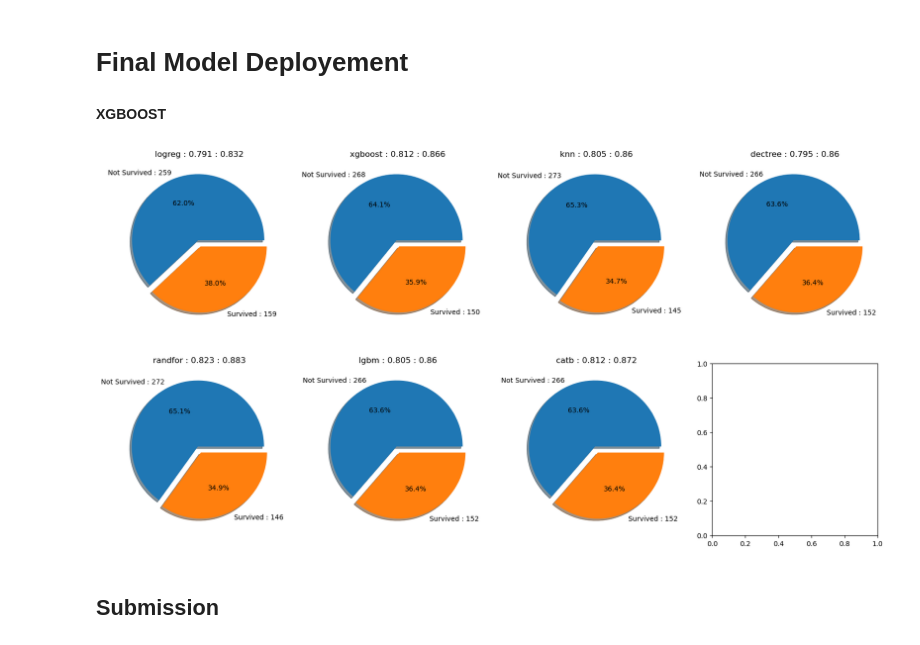
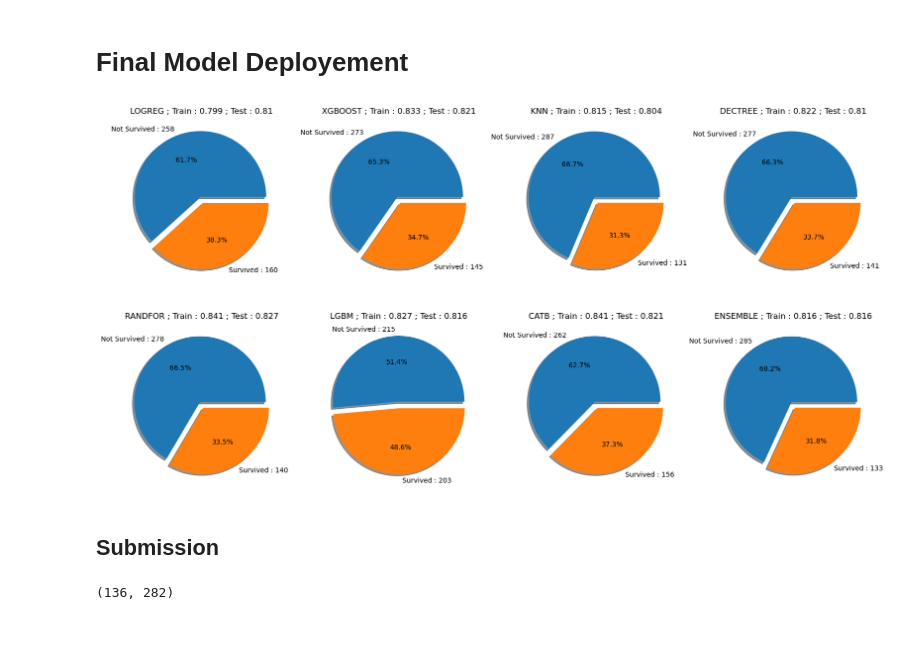
Before and after one commit to ashx010/Titanic_Analysis_Model, a Jupyter notebook: titanic-analysis-regression-model.ipynb, the cells around one changed output. Cells and saved outputs as stored; diff of their text form; code cells hidden in the pictures.

Commit message:
added ensemble model

```diff
--- a/titanic-analysis-regression-model.ipynb
+++ b/titanic-analysis-regression-model.ipynb
@@ -948,7 +948,7 @@ param_grid4 = {
     'min_samples_leaf': [1, 2, 4],
 }
 
-grid_search4 = GridSearchCV(clf4, param_grid4, scoring='accuracy', cv=5, n_jobs =-1)
+grid_search4 = GridSearchCV(clf4, param_grid4, scoring='accuracy', cv=7, n_jobs =-1)
 grid_search4.fit(xtrain, ytrain)
 
 print('Parameters : ', grid_search4.best_params_,'\nAccuracy Score : ', grid_search4.best_score_)
@@ -978,7 +978,7 @@ param_grid5 = {
     'min_samples_leaf': [1, 2, 4],
 }
 
-grid_search5 = GridSearchCV(clf5, param_grid5, scoring='accuracy', cv=5, n_jobs=-1)
+grid_search5 = GridSearchCV(clf5, param_grid5, scoring='accuracy', cv=7, n_jobs=-1)
 grid_search5.fit(xtrain ,ytrain)
 
 print('Parameters : ', grid_search5.best_params_, '\nAccuracy Score : ', grid_search5.best_score_)
@@ -1159,7 +1159,5 @@ plt.show()
 # %% [markdown]
 # Final Model Deployement
-# %% [markdown]
-**XGBOOST**
 # %%
 logregf = grid_search1.best_estimator_
 ypredf1 = logregf.predict(test_data1)
@@ -1181,6 +1179,23 @@ ypredf6 = lgbmf.predict(test_data1)
 
 catbf = random_search2.best_estimator_
 ypredf7 = catbf.predict(test_data1)
+# %%
+from sklearn.ensemble import VotingClassifier
+
+# Create the voting ensemble
+voting_clf = VotingClassifier(
+    estimators=[('clf1', logregf), ('clf2', xgboostf), ('clf3', knnf), ('clf4', dectreef), ('clf5', randforf), ('clf7', catbf)],
+    voting='hard'
+)
+
+# Fit the voting classifier on the training data
+voting_clf.fit(xtrain, ytrain)
+
+# accuracy score for xtest
+sc8 = accuracy_score(ytest, voting_clf.predict(xtest))
+
+# Make predictions using the voting classifier
+ypred_ens = voting_clf.predict(test_data1)
 # %%
 output = pd.DataFrame({'PassengerId': range(892, 1310),
                        'logreg': ypredf1,
@@ -1189,31 +1204,31 @@ output = pd.DataFrame({'PassengerId': range(892, 1310),
                        'dectree': ypredf4,
                        'randfor': ypredf5,
                        'lgbm': ypredf6,
-                       'catb': ypredf7
+                       'catb': ypredf7,
+                       'ensemble': ypred_ens
                       })
-#output.to_csv('submission.csv', index=False)
 # %%
 f, ax = plt.subplots(2,4, figsize=(20,10))
 
-for i,ax,testpred,trainpred in zip(['logreg','xgboost','knn','dectree','randfor','lgbm','catb'],
+for i,ax,testpred,trainpred in zip(['logreg','xgboost','knn','dectree','randfor','lgbm','catb','ensemble'],
                      ax.reshape(-1),
-                     [sc1,sc2,sc3,sc4,sc5,sc6,sc7],
+                     [sc1,sc2,sc3,sc4,sc5,sc6,sc7, sc8],
                      [grid_search1.best_score_,
                       grid_search2.best_score_,
                       grid_search3.best_score_,
                       grid_search4.best_score_,
                       grid_search5.best_score_,
                       random_search1.best_score_,
-                      random_search2.best_score_]):
+                      random_search2.best_score_, sc8]):
     ax.pie(x=output[i].value_counts(),
            labels =[ f'Not Survived : {output[i].value_counts()[0]}',
                      f'Survived : {output[i].value_counts()[1]}'],
            explode=[0.05,0.05],
            autopct='%.01f%%', shadow=True, radius=1)
-    ax.set_title(f'{i} : {np.round(trainpred,3)} : {np.round(testpred,3)}')
+    ax.set_title(f'{i.upper()} ; Train : {np.round(trainpred,3)} ; Test : {np.round(testpred,3)}')
 plt.show()
 # %% [output]
-[figure, old version]
+[figure, new version]
 # %% [markdown]
 ## Submission
 # %%
@@ -1222,0 +1238,4 @@ submission.to_csv('submission.csv', index=False)
+# %%
+136, 282
+# %% [output]
+(136, 282)
```
Also changed, not shown: parts of 20 cells of this notebook.
